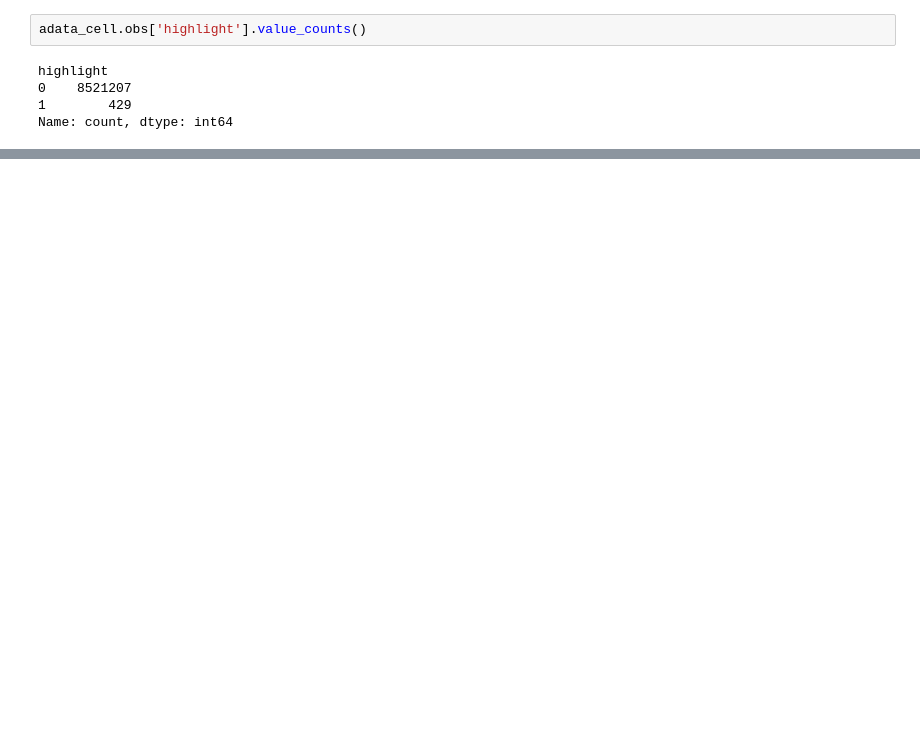
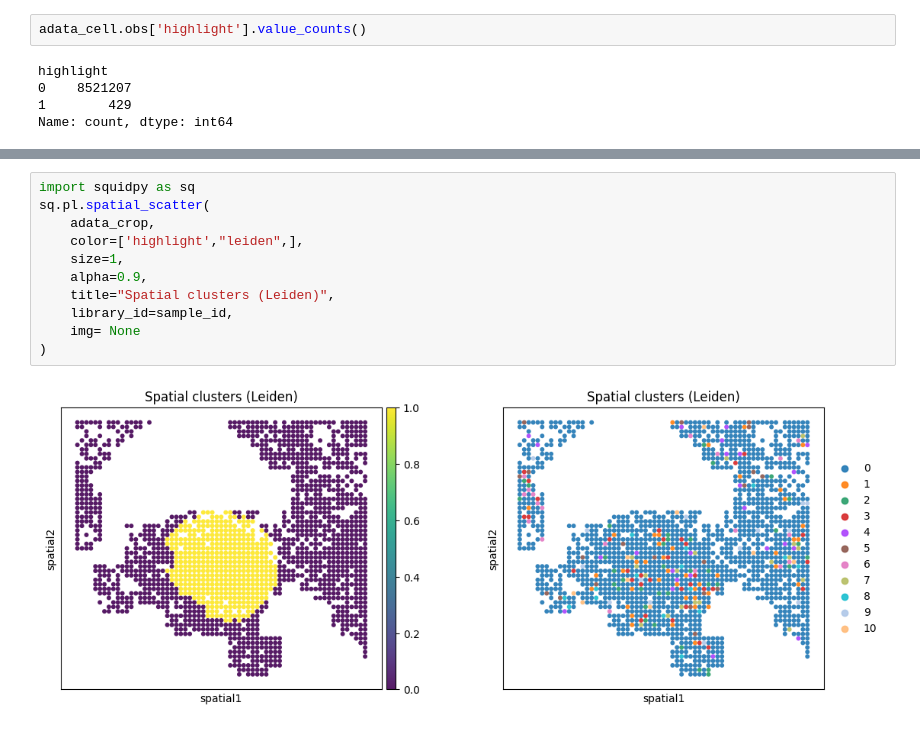
Before and after one commit to InforBio/IMMUNEX, a Jupyter notebook: notebooks/3. comparative analaysis of segmented samples/1. compare samples (bins) .ipynb, the cells around one changed output, grey strips where cells are left out. Drawn from its saved outputs; the diff is of its cells as text; blank space fills up the shorter version.

```diff
--- a/notebooks/3. comparative analaysis of segmented samples/1. compare samples (bins) .ipynb
+++ b/notebooks/3. comparative analaysis of segmented samples/1. compare samples (bins) .ipynb
@@ -695,0 +754,13 @@ sample_id
+# %%
+import squidpy as sq
+sq.pl.spatial_scatter(
+    adata_crop,
+    color=['highlight',"leiden",],
+    size=1,
+    alpha=0.9,
+    title="Spatial clusters (Leiden)",
+    library_id=sample_id,
+    img= None
+)
+# %% [output]
+[figure, added]
```
Also changed, not shown: parts of 34 cells of this notebook, 4 other files.
